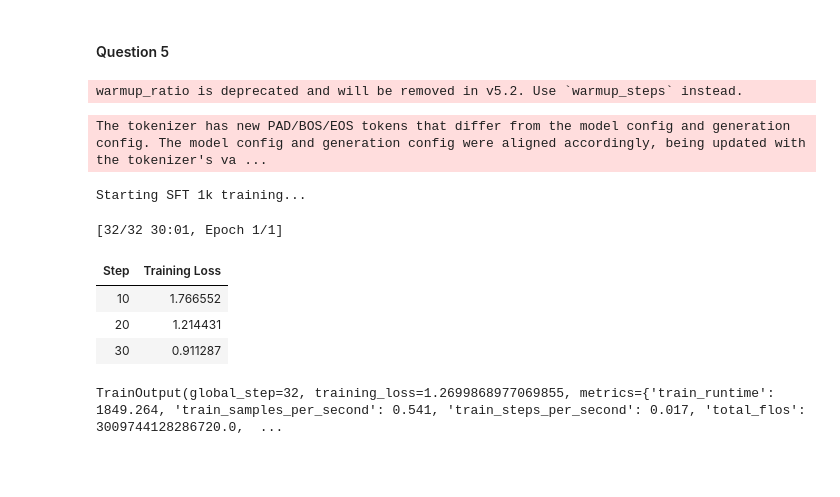
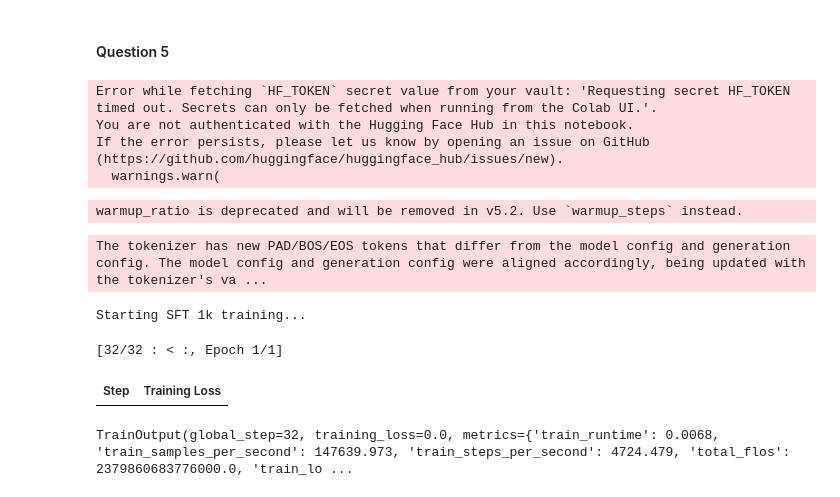
Before and after one commit to Parixxx21/ECE219-Project3, a Jupyter notebook: P3_Part1.ipynb, the cells around one changed output. Saved outputs shown, nothing was run; the diff lists cells and outputs as text; code cells hidden in the pictures; blank space fills up the shorter version.

```diff
--- a/P3_Part1.ipynb
+++ b/P3_Part1.ipynb
@@ -61,7 +66,7 @@ SYSTEM_PROMPT = (
     "You are a careful math solver. Think about the following problem step by step.\n"
     "At the end, output exactly ONE line with the final answer in LaTeX, strictly follows the format:\n"
     "\\boxed{<integer>}\n"
-    "Please only include integer in the boxed"
+    "Please only include integer in the boxed."
     "Do not include any other text after the boxed answer. \n"
     "Do not generate any boxed content other than the final answer. \n"
 )
@@ -428,65 +517,70 @@ from datasets import load_dataset
 train_ds = load_dataset("gsm8k", "main")["train"]
 test_ds = load_dataset("gsm8k", "main")["test"]
 train_1k = train_ds.select(range(1000))
+
+def format_train_example(example):
+    cleaned_answer = clean_gsm8k_answer(example["answer"])
+
+    example["answer"] = cleaned_answer
+
+    messages = [
+        {"role": "system", "content": SYSTEM_PROMPT},
+        {"role": "user", "content": example["question"]},
+        {"role": "assistant", "content": cleaned_answer},
+    ]
+
+    example["text"] = tokenizer.apply_chat_template(
+        messages,
+        tokenize=False,
+    )
+
+    return example
+# %% [output]
+Error while fetching `HF_TOKEN` secret value from your vault: 'Requesting secret HF_TOKEN timed out. Secrets can only be fetched when running from the Colab UI.'.
+You are not authenticated with the Hugging Face Hub in this notebook.
+If the error persists, please let us know by opening an issue on GitHub (https://github.com/huggingface/huggingface_hub/issues/new).
+  warnings.warn(
 # %%
 # get peft model and load model has been completed in the previous question
-
-# Formatter:
-def format_train_example(example):
-    messages = [
-        {"role": "system", "content": SYSTEM_PROMPT},
-        {"role": "user", "content": example["question"]},
-        {"role": "assistant", "content": example["answer"]},
-    ]
-
-    example["text"] = tokenizer.apply_chat_template(
-        messages,
-        tokenize=False,
-    )
-
-    return example
 
 train_1k = train_1k.map(format_train_example)
 # ── Training config ──
 num_train = 1000
-OUT_DIR = f"outputs/qwen2_lora_{num_train}examples"
+OUT_DIR = f"/content/drive/MyDrive/qwen2_lora_{num_train}examples"
 
 training_args = SFTConfig(
     output_dir=OUT_DIR,
     num_train_epochs=1,
-    per_device_train_batch_size=8,
-    gradient_accumulation_steps=4,
+    per_device_train_batch_size=4,  #This is down from 8 to 4 to address the out of CUDA mem problem
+    gradient_accumulation_steps=8,
     learning_rate=2e-4,
     lr_scheduler_type="cosine",
     warmup_ratio=0.05,
     bf16=True,
     logging_steps=10,
     save_strategy="epoch",
     save_total_limit=2,
     report_to="none",
     max_length=1024,
     completion_only_loss=True,
 )
 
 trainer = SFTTrainer(
     model=model,
     args=training_args,
     train_dataset=train_1k, # your training data
     processing_class=tokenizer,
 )
 
 print("\nStarting SFT 1k training...\n")
-trainer.train()
+trainer.train(resume_from_checkpoint=True)
 # %% [output]
 warmup_ratio is deprecated and will be removed in v5.2. Use `warmup_steps` instead.
 The tokenizer has new PAD/BOS/EOS tokens that differ from the model config and generation config. The model config and generation config were aligned accordingly, being updated with the tokenizer's va ...
 Starting SFT 1k training...
-[32/32 30:01, Epoch 1/1]
+[32/32 : < :, Epoch 1/1]
 | Step | Training Loss |
-| 10 | 1.766552 |
-| 20 | 1.214431 |
-| 30 | 0.911287 |
-TrainOutput(global_step=32, training_loss=1.2699868977069855, metrics={'train_runtime': 1849.264, 'train_samples_per_second': 0.541, 'train_steps_per_second': 0.017, 'total_flos': 3009744128286720.0,  ...
+TrainOutput(global_step=32, training_loss=0.0, metrics={'train_runtime': 0.0068, 'train_samples_per_second': 147639.973, 'train_steps_per_second': 4724.479, 'total_flos': 2379860683776000.0, 'train_lo ...
 # %%
 import os
 
```
Also changed, not shown: parts of 37 cells of this notebook.
